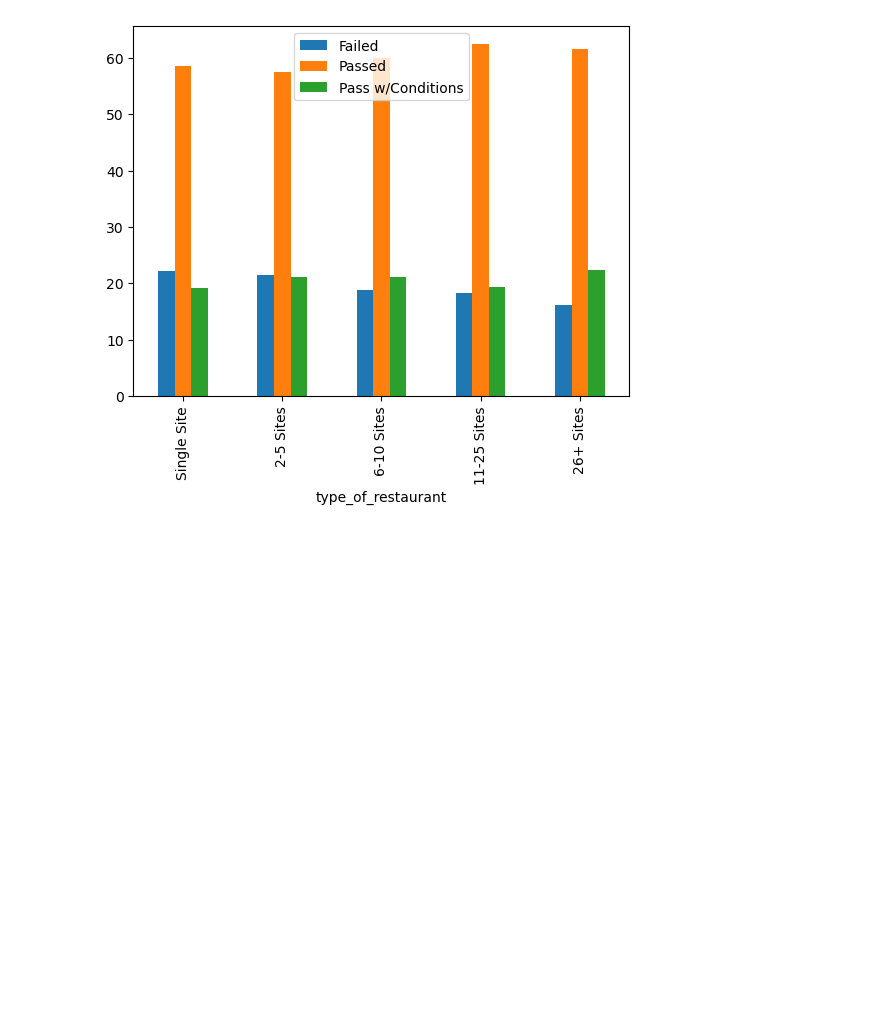
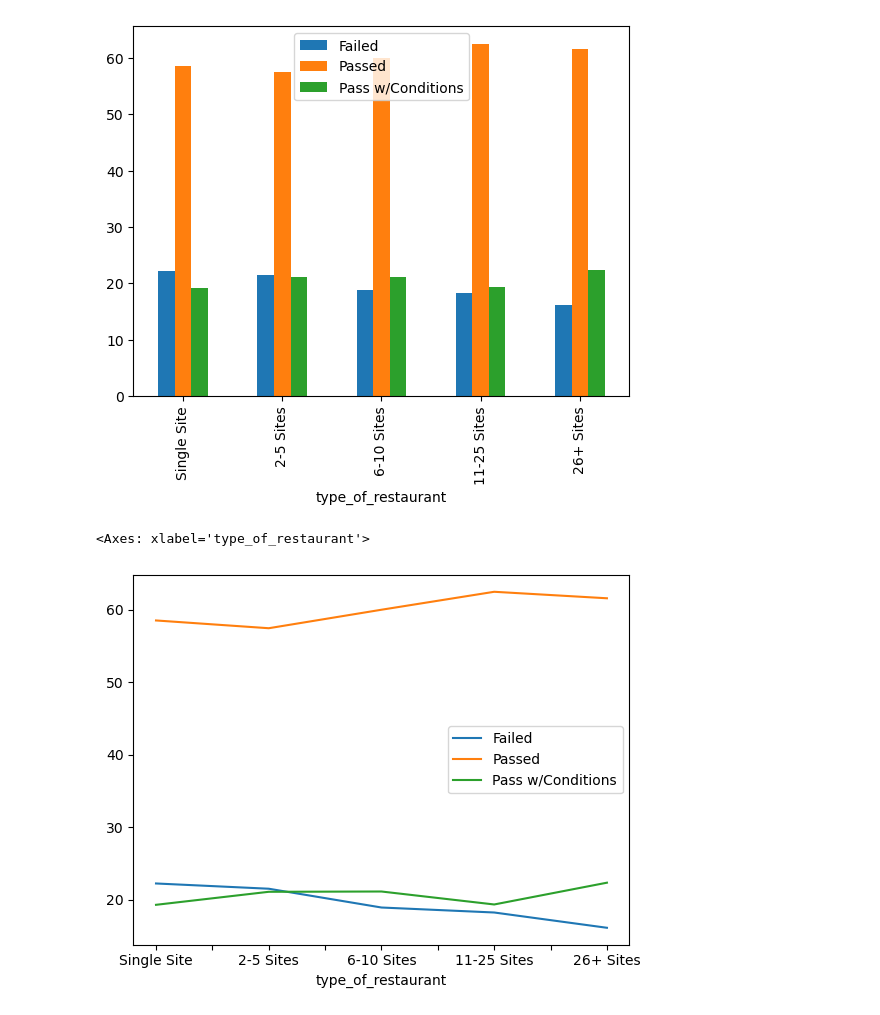
Before and after one commit to ejw-data/proj-food-inspections, a Jupyter notebook: feature_analysis.ipynb, the cells around one changed output. Saved outputs shown, nothing was run; the diff lists cells and outputs as text; code cells hidden in the pictures; blank space fills up the shorter version.

```diff
--- a/feature_analysis.ipynb
+++ b/feature_analysis.ipynb
@@ -550 +538,7 @@ restaurant_df['inspections_per_year'] = restaurant_df.groupby('license_alias').t
+# %%
+# 11 - line chart of franchise size versus percent fail
+df.loc[['Single Site','2-5 Sites','6-10 Sites','11-25 Sites','26+ Sites'],:].plot()
+# %% [output]
+<Axes: xlabel='type_of_restaurant'>
+[figure, added]
 # %%
```
Also changed, not shown: parts of 15 cells of this notebook, 1 other file.
